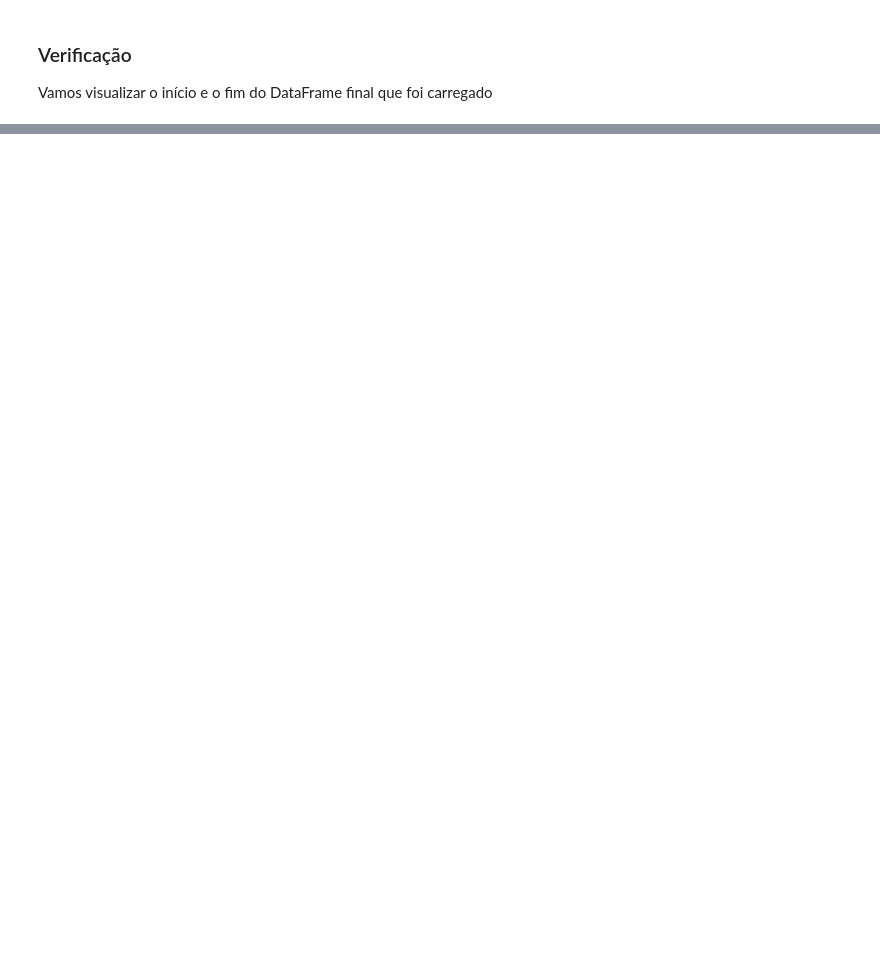
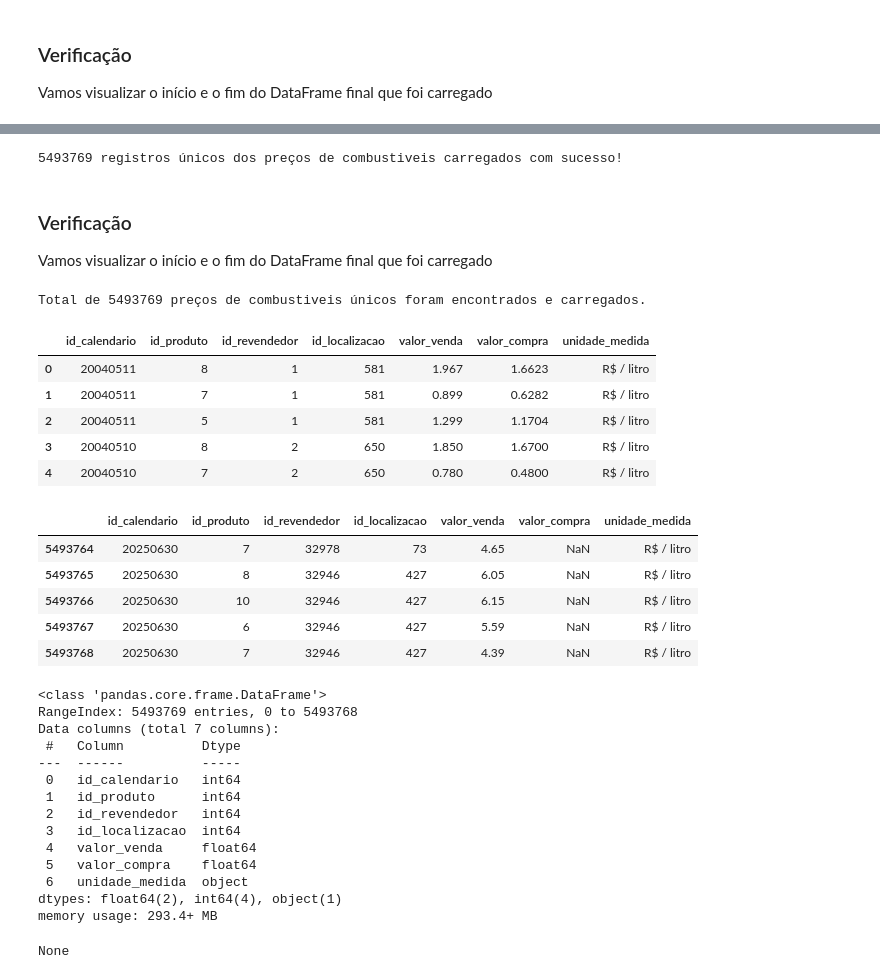
Before and after one commit to marlonportotorres4/Projeto-dados-Estagio-supervisionado, a Jupyter notebook: ETL.ipynb, the cells around one changed output, grey strips where cells are left out. Drawn from its saved outputs; the diff is of its cells as text; code cells hidden in the pictures; blank space fills up the shorter version.

Commit message:
:sparkles: feat: Finalização do ETL, inclue as tabelas dimensões faltantes e todas as dimensões Fato

```diff
--- a/ETL.ipynb
+++ b/ETL.ipynb
@@ -430,0 +1209,45 @@ Neste etapa, vamos popular a tabela `dim_produto` extraindo, limpando e unifican
+# %%
+try:
+    df_precos_final.to_sql('f_precos_combustiveis', con=engine, if_exists='append', index=False, method='multi', chunksize=20000)
+    print(f"{len(df_precos_final)} registros únicos dos preços de combustiveis carregados com sucesso!")
+except Exception as e:
+    print(f"Ocorreu um erro durante a carga: {e}")
+# %% [output]
+5493769 registros únicos dos preços de combustiveis carregados com sucesso!
+# %% [markdown]
+### Verificação
+Vamos visualizar o início e o fim do DataFrame final que foi carregado
+# %%
+print(f"Total de {len(df_precos_final)} preços de combustiveis únicos foram encontrados e carregados.")
+display(df_precos_final.head())
+display(df_precos_final.tail())
+display(df_precos_final.info())
+# %% [output]
+Total de 5493769 preços de combustiveis únicos foram encontrados e carregados.
+|  | id_calendario | id_produto | id_revendedor | id_localizacao | valor_venda | valor_compra | unidade_medida |
+| 0 | 20040511 | 8 | 1 | 581 | 1.967 | 1.6623 | R$ / litro |
+| 1 | 20040511 | 7 | 1 | 581 | 0.899 | 0.6282 | R$ / litro |
+| 2 | 20040511 | 5 | 1 | 581 | 1.299 | 1.1704 | R$ / litro |
+| 3 | 20040510 | 8 | 2 | 650 | 1.850 | 1.6700 | R$ / litro |
+| 4 | 20040510 | 7 | 2 | 650 | 0.780 | 0.4800 | R$ / litro |
+|  | id_calendario | id_produto | id_revendedor | id_localizacao | valor_venda | valor_compra | unidade_medida |
+| 5493764 | 20250630 | 7 | 32978 | 73 | 4.65 | NaN | R$ / litro |
+| 5493765 | 20250630 | 8 | 32946 | 427 | 6.05 | NaN | R$ / litro |
+| 5493766 | 20250630 | 10 | 32946 | 427 | 6.15 | NaN | R$ / litro |
+| 5493767 | 20250630 | 6 | 32946 | 427 | 5.59 | NaN | R$ / litro |
+| 5493768 | 20250630 | 7 | 32946 | 427 | 4.39 | NaN | R$ / litro |
+<class 'pandas.core.frame.DataFrame'>
+RangeIndex: 5493769 entries, 0 to 5493768
+Data columns (total 7 columns):
+ #   Column          Dtype
+---  ------          -----
+ 0   id_calendario   int64
+ 1   id_produto      int64
+ 2   id_revendedor   int64
+ 3   id_localizacao  int64
+ 4   valor_venda     float64
+ 5   valor_compra    float64
+ 6   unidade_medida  object
+dtypes: float64(2), int64(4), object(1)
+memory usage: 293.4+ MB
+None
```
Also changed, not shown: parts of 46 cells of this notebook.
